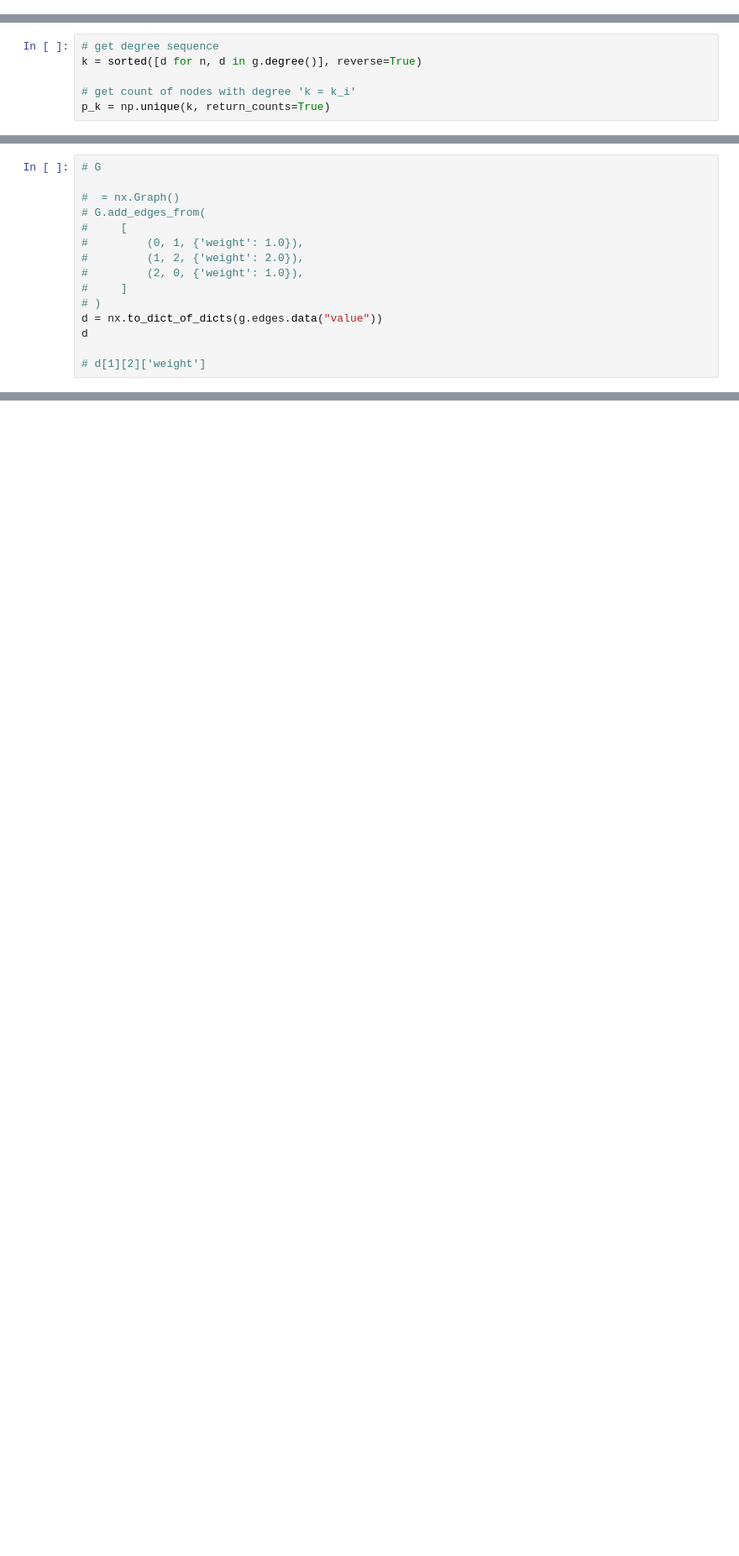
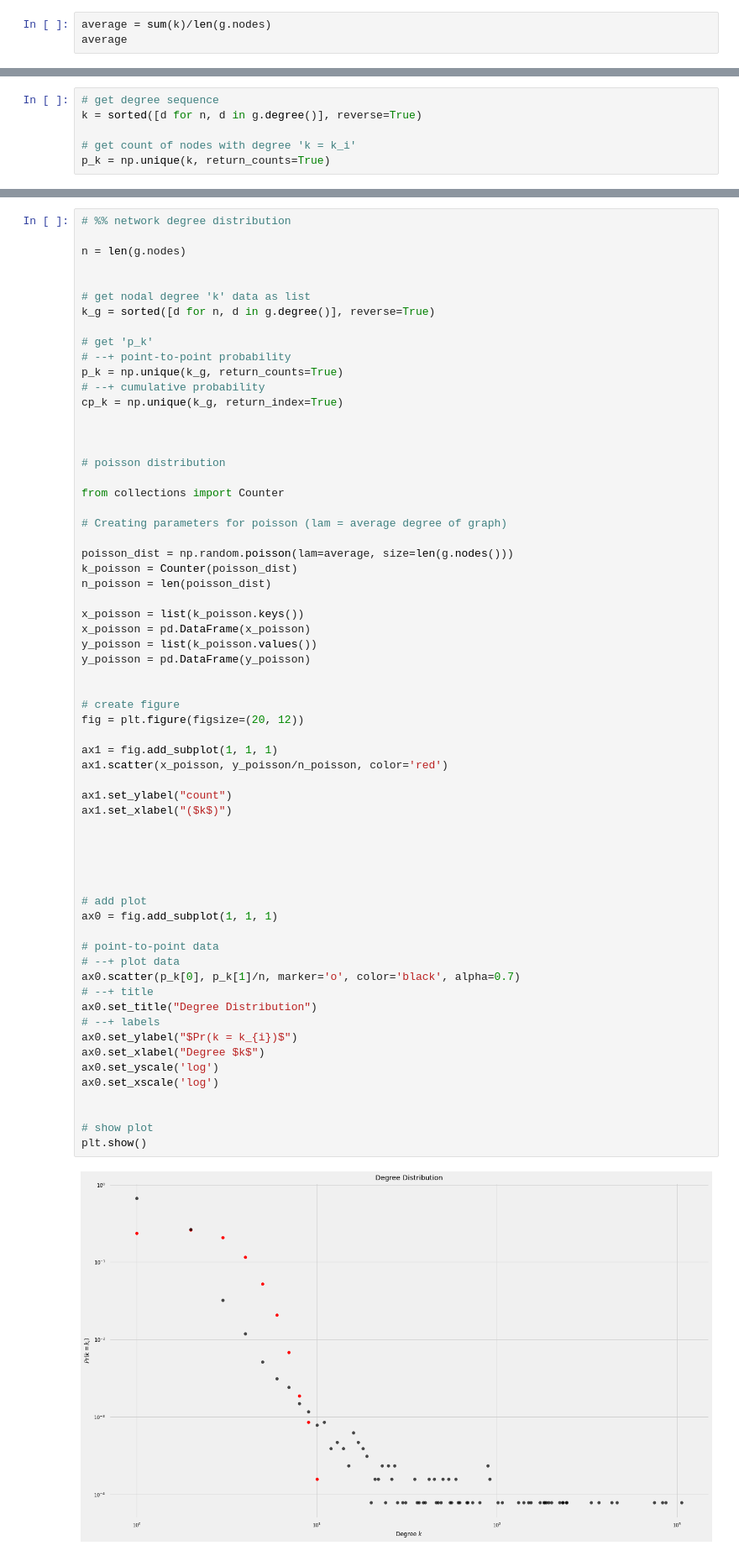
Before and after one commit to ba-group-projects/eth-trx-china-ban, a Jupyter notebook: nickDegree.ipynb, the cells around one changed output, grey strips where cells are left out. Shown: that part at 84% size. Cells and saved outputs as stored; diff of their text form; blank space fills up the shorter version.

```diff
--- a/nickDegree.ipynb
+++ b/nickDegree.ipynb
@@ -67,0 +43,3 @@ Using Simone's degree distribution graph (3.py)
+# %%
+average = sum(k)/len(g.nodes)
+average
@@ -252,15 +188,0 @@ networkx.classes.reportviews.EdgeDataView
-# %%
-# G
-
-#  = nx.Graph()
-# G.add_edges_from(
-#     [
-#         (0, 1, {'weight': 1.0}),
-#         (1, 2, {'weight': 2.0}),
-#         (2, 0, {'weight': 1.0}),
-#     ]
-# )
-d = nx.to_dict_of_dicts(g.edges.data("value"))
-d
-
-# d[1][2]['weight']
@@ -268,0 +191,65 @@ AttributeError: 'EdgeDataView' object has no attribute 'adjacency'
+# %%
+# %% network degree distribution
+
+n = len(g.nodes)
+
+
+# get nodal degree 'k' data as list
+k_g = sorted([d for n, d in g.degree()], reverse=True)
+
+# get 'p_k'
+# --+ point-to-point probability
+p_k = np.unique(k_g, return_counts=True)
+# --+ cumulative probability
+cp_k = np.unique(k_g, return_index=True)
+
+
+
+# poisson distribution
+
+from collections import Counter
+
+# Creating parameters for poisson (lam = average degree of graph)
+
+poisson_dist = np.random.poisson(lam=average, size=len(g.nodes()))
+k_poisson = Counter(poisson_dist)
+n_poisson = len(poisson_dist)
+
+x_poisson = list(k_poisson.keys())
+x_poisson = pd.DataFrame(x_poisson)
+y_poisson = list(k_poisson.values())
+y_poisson = pd.DataFrame(y_poisson)
+
+
+# create figure
+fig = plt.figure(figsize=(20, 12))
+
+ax1 = fig.add_subplot(1, 1, 1)
+ax1.scatter(x_poisson, y_poisson/n_poisson, color='red')
+
+ax1.set_ylabel("count")
+ax1.set_xlabel("($k$)")
+
+
+
+
+
+# add plot
+ax0 = fig.add_subplot(1, 1, 1)
+
+# point-to-point data
+# --+ plot data
+ax0.scatter(p_k[0], p_k[1]/n, marker='o', color='black', alpha=0.7)
+# --+ title
+ax0.set_title("Degree Distribution")
+# --+ labels
+ax0.set_ylabel("$Pr(k = k_{i})$")
+ax0.set_xlabel("Degree $k$")
+ax0.set_yscale('log')
+ax0.set_xscale('log')
+
+
+# show plot
+plt.show()
+# %% [output]
+[figure, added]
```
Also changed, not shown: parts of 46 cells of this notebook, 1 other file.
